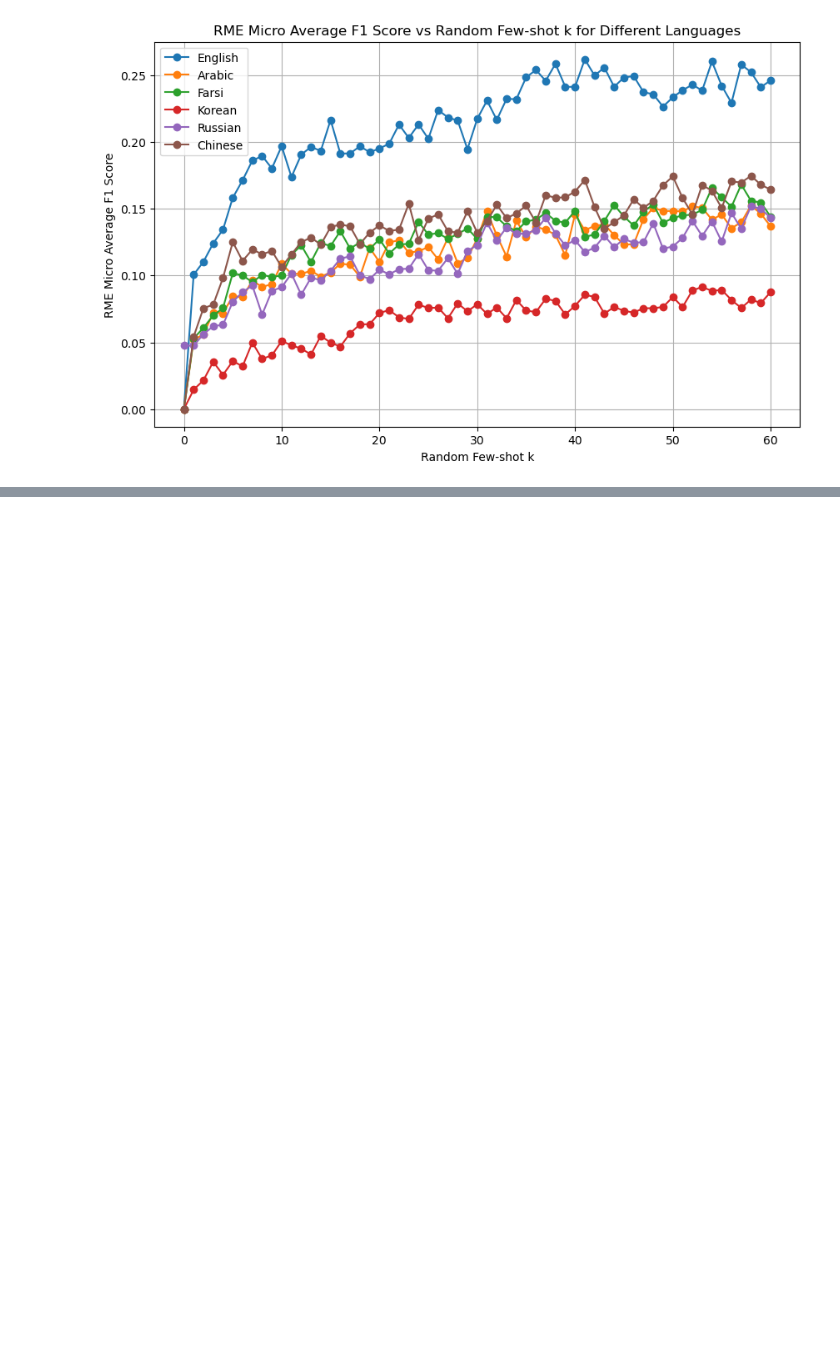
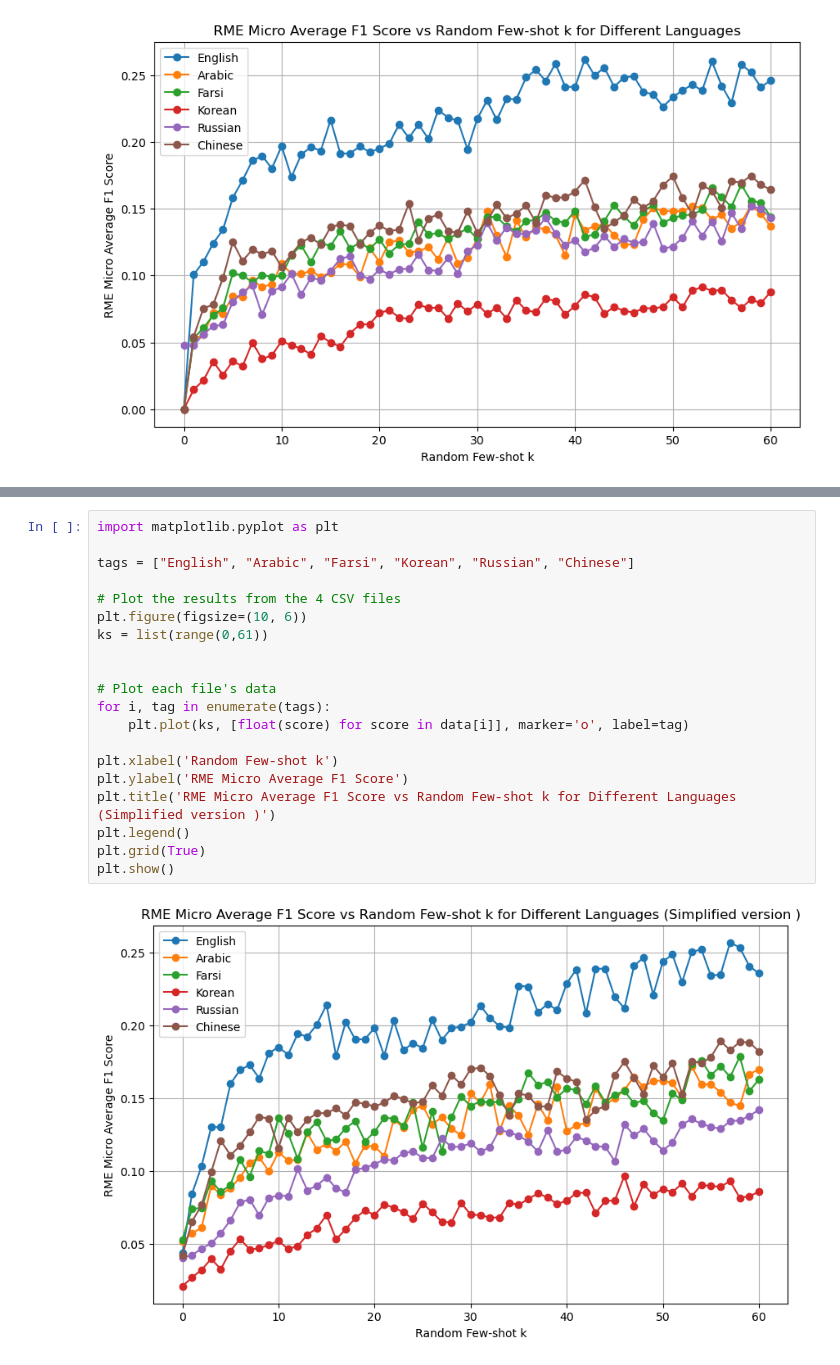
Before and after one commit to MikelZubi/ThinkTwice, a Jupyter notebook: visualize_results_MUC.ipynb, the cells around one changed output, grey strips where cells are left out. Drawn from its saved outputs; the diff is of its cells as text; blank space fills up the shorter version.

```diff
--- a/visualize_results_MUC.ipynb
+++ b/visualize_results_MUC.ipynb
@@ -113,0 +235,22 @@ plt.show()
+# %%
+import matplotlib.pyplot as plt
+
+tags = ["English", "Arabic", "Farsi", "Korean", "Russian", "Chinese"]
+
+# Plot the results from the 4 CSV files
+plt.figure(figsize=(10, 6))
+ks = list(range(0,61))
+
+
+# Plot each file's data
+for i, tag in enumerate(tags):
+    plt.plot(ks, [float(score) for score in data[i]], marker='o', label=tag)
+
+plt.xlabel('Random Few-shot k')
+plt.ylabel('RME Micro Average F1 Score')
+plt.title('RME Micro Average F1 Score vs Random Few-shot k for Different Languages (Simplified version )')
+plt.legend()
+plt.grid(True)
+plt.show()
+# %% [output]
+[figure, added]
```
Also changed, not shown: parts of 6 cells of this notebook, 5 other files.
